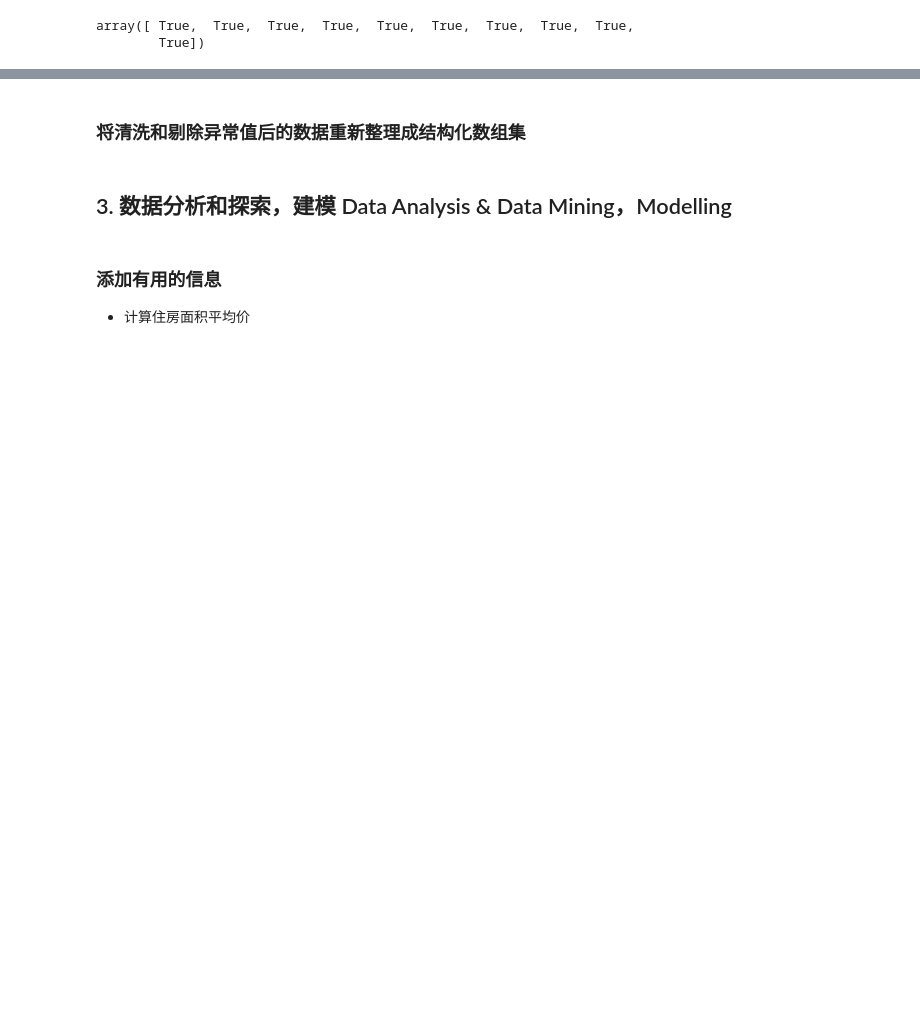
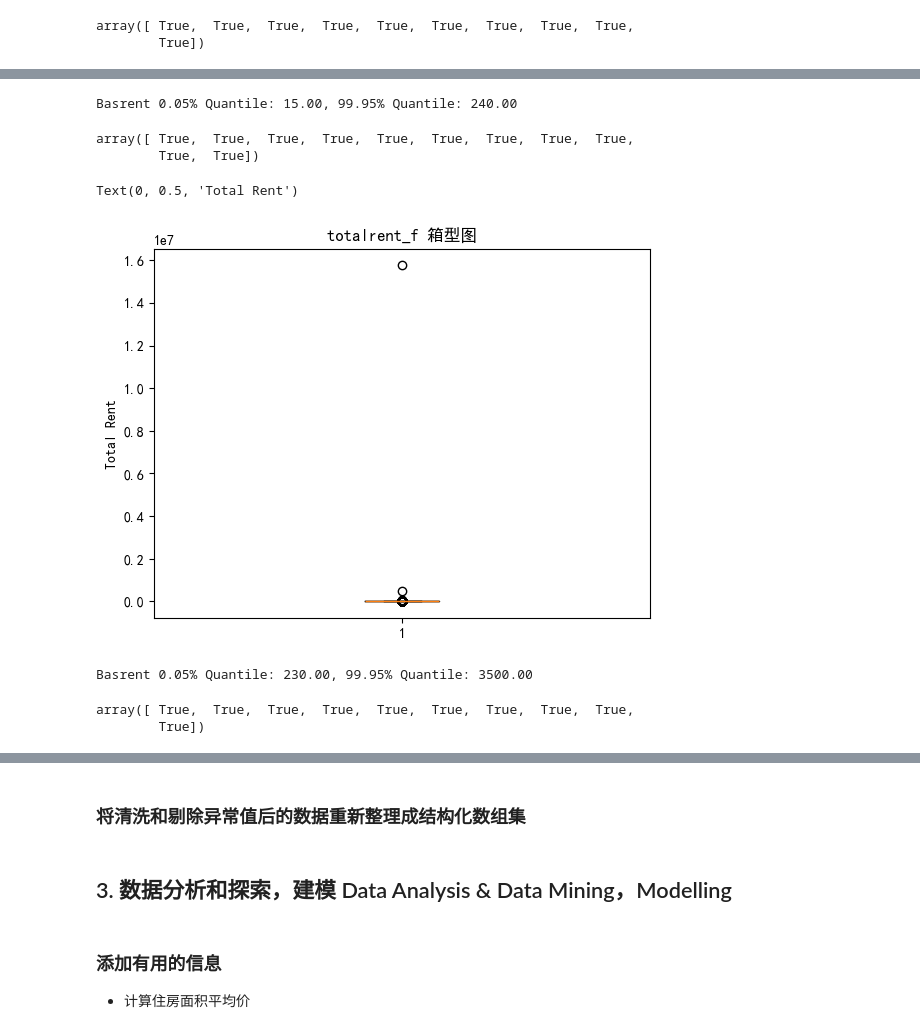
Before and after one commit to dietertao/b_python_dshb_cn, a Jupyter notebook: docs/Chapter02/1.2.ds_projet_np02.ipynb, the cells around one changed output, grey strips where cells are left out. Saved outputs shown, nothing was run; the diff lists cells and outputs as text; code cells hidden in the pictures; blank space fills up the shorter version.

```diff
--- a/docs/Chapter02/1.2.ds_projet_np02.ipynb
+++ b/docs/Chapter02/1.2.ds_projet_np02.ipynb
@@ -529,0 +540,46 @@ array([ True,  True,  True,  True,  True,  True,  True,  True,  True,
+# %%
+# check liv_space_f for anomalies
+# 调参一步步接近合理区间
+livspace_q0005 = np.quantile(liv_space_f, 0.0005)
+livspace_q9995 = np.quantile(liv_space_f, 0.9995)
+print(f"Basrent 0.05% Quantile: {livspace_q0005:.2f}, 99.95% Quantile: {livspace_q9995:.2f}")
+ls_lower_bound = 12.0
+ls_upper_bound = 300.0
+# %% [output]
+Basrent 0.05% Quantile: 15.00, 99.95% Quantile: 240.00
+# %%
+# 继续添加过滤信息
+mask &= (liv_space_f >= ls_lower_bound) & (liv_space_f <= ls_upper_bound)
+
+mask[-11:]
+# %% [output]
+array([ True,  True,  True,  True,  True,  True,  True,  True,  True,
+        True,  True])
+# %%
+# display liv_space_f for anomalies
+# 图像法来检查合理值范围
+plt.boxplot(totalrent_f)
+
+plt.title(f'totalrent_f 箱型图')
+plt.ylabel('Total Rent')
+# %% [output]
+Text(0, 0.5, 'Total Rent')
+[figure, added]
+# %%
+# check totalrent_f for anomalies
+# 调参一步步接近合理区间
+totalrent_q005 = np.quantile(totalrent_f, 0.005)
+totalrent_q995 = np.quantile(totalrent_f, 0.995)
+print(f"Basrent 0.05% Quantile: {totalrent_q005:.2f}, 99.95% Quantile: {totalrent_q995:.2f}")
+tr_lower_bound = 230.0
+tr_upper_bound = 3500.0
+# %% [output]
+Basrent 0.05% Quantile: 230.00, 99.95% Quantile: 3500.00
+# %%
+# 继续添加过滤信息
+mask &= (totalrent_f >= tr_lower_bound) & (totalrent_f <= tr_upper_bound)
+
+mask[:10]
+# %% [output]
+array([ True,  True,  True,  True,  True,  True,  True,  True,  True,
+        True])
```
Also changed, not shown: parts of 37 cells of this notebook.
